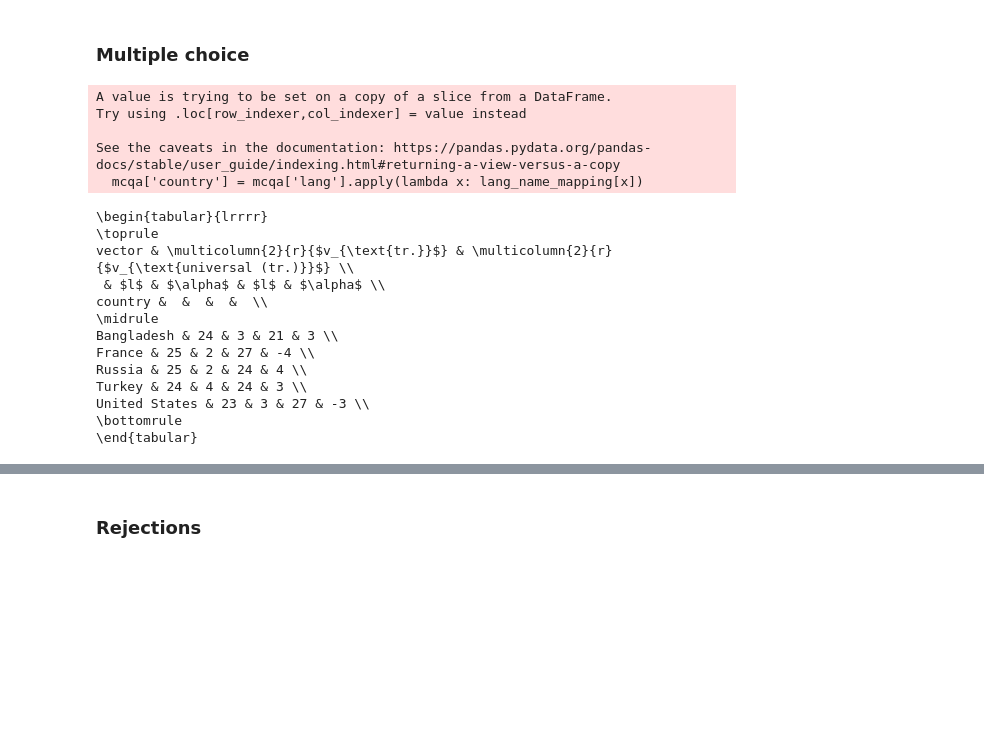
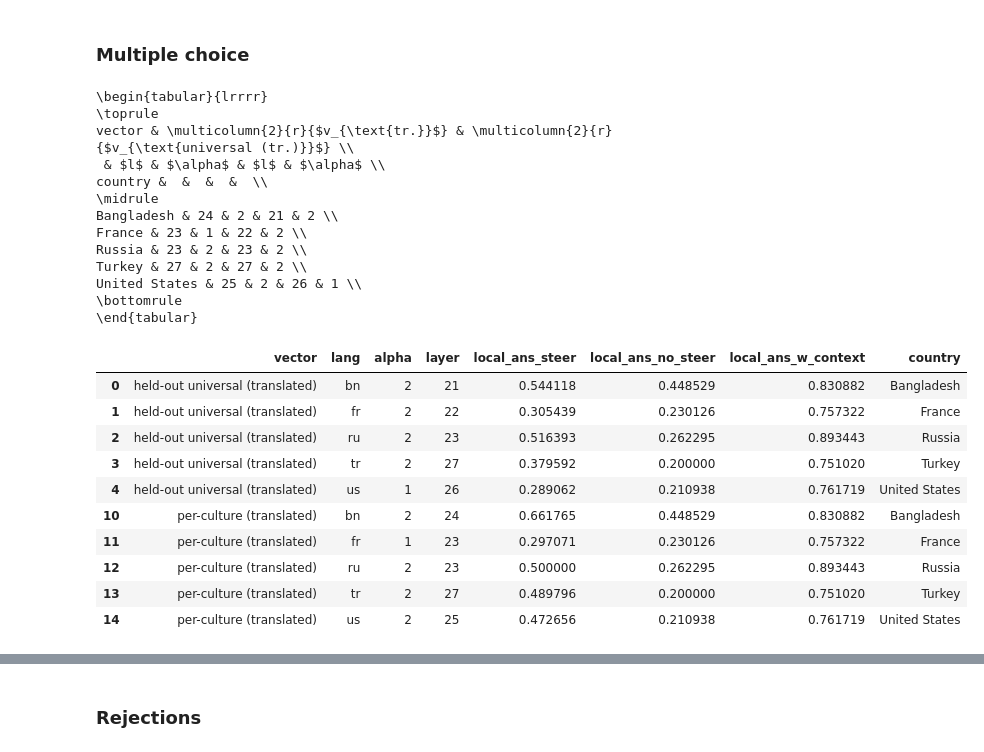
Before and after one commit to vminvsky/localization-gap, a Jupyter notebook: analysis/tables.ipynb, the cells around one changed output, grey strips where cells are left out. Drawn from its saved outputs; the diff is of its cells as text; code cells hidden in the pictures; blank space fills up the shorter version.

```diff
--- a/analysis/tables.ipynb
+++ b/analysis/tables.ipynb
@@ -247,7 +247,7 @@ United States & 0.743 & 0.743 & 0.763 & 0.664 & 0.599 & 0.895 \\
 # %% [markdown]
 ### Multiple choice
 # %%
-mcqa = pd.read_csv('best_alpha_layer_for_o3.csv')
+mcqa = pd.read_csv('best_alpha_layer_for_alltasks.csv')
 # %%
 vectors = ['held-out universal (translated)', 'per-culture (translated)']
 
@@ -263,12 +263,6 @@ lang_name_mapping = {
 }
 
 mcqa['country'] = mcqa['lang'].apply(lambda x: lang_name_mapping[x])
-# %% [output]
-A value is trying to be set on a copy of a slice from a DataFrame.
-Try using .loc[row_indexer,col_indexer] = value instead
-
-See the caveats in the documentation: https://pandas.pydata.org/pandas-docs/stable/user_guide/indexing.html#returning-a-view-versus-a-copy
-  mcqa['country'] = mcqa['lang'].apply(lambda x: lang_name_mapping[x])
 # %%
 mcqa_params = pd.DataFrame()
 
@@ -321,10 +315,24 @@ vector & \multicolumn{2}{r}{$v_{\text{tr.}}$} & \multicolumn{2}{r}{$v_{\text{uni
  & $l$ & $\alpha$ & $l$ & $\alpha$ \\
 country &  &  &  &  \\
 \midrule
-Bangladesh & 24 & 3 & 21 & 3 \\
-France & 25 & 2 & 27 & -4 \\
-Russia & 25 & 2 & 24 & 4 \\
-Turkey & 24 & 4 & 24 & 3 \\
-United States & 23 & 3 & 27 & -3 \\
+Bangladesh & 24 & 2 & 21 & 2 \\
+France & 23 & 1 & 22 & 2 \\
+Russia & 23 & 2 & 23 & 2 \\
+Turkey & 27 & 2 & 27 & 2 \\
+United States & 25 & 2 & 26 & 1 \\
 \bottomrule
 \end{tabular}
+# %%
+mcqa
+# %% [output]
+|  | vector | lang | alpha | layer | local_ans_steer | local_ans_no_steer | local_ans_w_context | country |
+| 0 | held-out universal (translated) | bn | 2 | 21 | 0.544118 | 0.448529 | 0.830882 | Bangladesh |
+| 1 | held-out universal (translated) | fr | 2 | 22 | 0.305439 | 0.230126 | 0.757322 | France |
+| 2 | held-out universal (translated) | ru | 2 | 23 | 0.516393 | 0.262295 | 0.893443 | Russia |
+| 3 | held-out universal (translated) | tr | 2 | 27 | 0.379592 | 0.200000 | 0.751020 | Turkey |
+| 4 | held-out universal (translated) | us | 1 | 26 | 0.289062 | 0.210938 | 0.761719 | United States |
+| 10 | per-culture (translated) | bn | 2 | 24 | 0.661765 | 0.448529 | 0.830882 | Bangladesh |
+| 11 | per-culture (translated) | fr | 1 | 23 | 0.297071 | 0.230126 | 0.757322 | France |
+| 12 | per-culture (translated) | ru | 2 | 23 | 0.500000 | 0.262295 | 0.893443 | Russia |
+| 13 | per-culture (translated) | tr | 2 | 27 | 0.489796 | 0.200000 | 0.751020 | Turkey |
+| 14 | per-culture (translated) | us | 2 | 25 | 0.472656 | 0.210938 | 0.761719 | United States |
```
Also changed, not shown: parts of 1 cell of this notebook, 13 other files.
